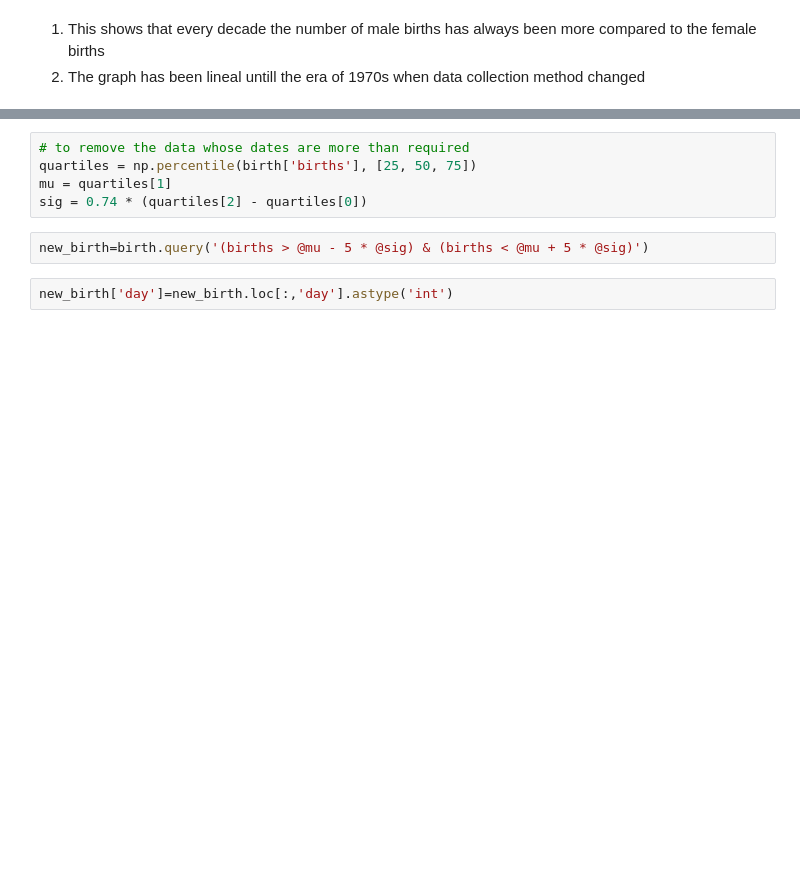
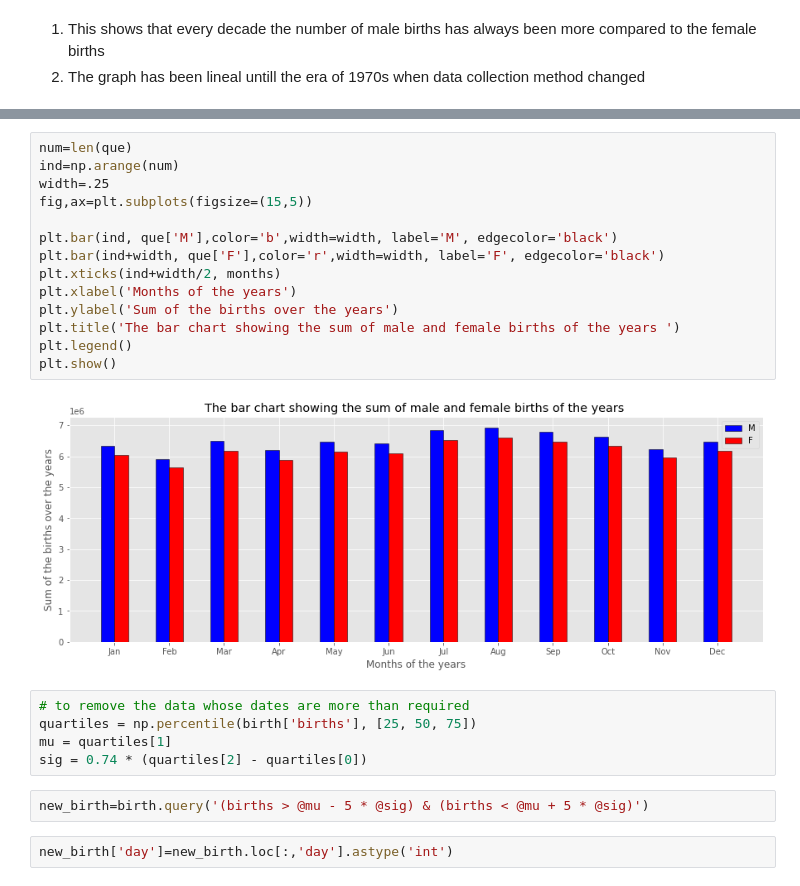
Before and after one commit to imabiodun/Birth_learn, a Jupyter notebook: birth_lernen.ipynb, the cells around one changed output, grey strips where cells are left out. Saved outputs shown, nothing was run; the diff lists cells and outputs as text; blank space fills up the shorter version.

```diff
--- a/birth_lernen.ipynb
+++ b/birth_lernen.ipynb
@@ -104,3 +144,19 @@ sns.set()
+# %%
+num=len(que)
+ind=np.arange(num)
+width=.25
+fig,ax=plt.subplots(figsize=(15,5))
+
+plt.bar(ind, que['M'],color='b',width=width, label='M', edgecolor='black')
+plt.bar(ind+width, que['F'],color='r',width=width, label='F', edgecolor='black')
+plt.xticks(ind+width/2, months)
+plt.xlabel('Months of the years')
+plt.ylabel('Sum of the births over the years')
+plt.title('The bar chart showing the sum of male and female births of the years ')
+plt.legend()
+plt.show()
+# %% [output]
+[figure, added]
 # %%
 # to remove the data whose dates are more than required
 quartiles = np.percentile(birth['births'], [25, 50, 75])
```
Also changed, not shown: parts of 24 cells of this notebook.
